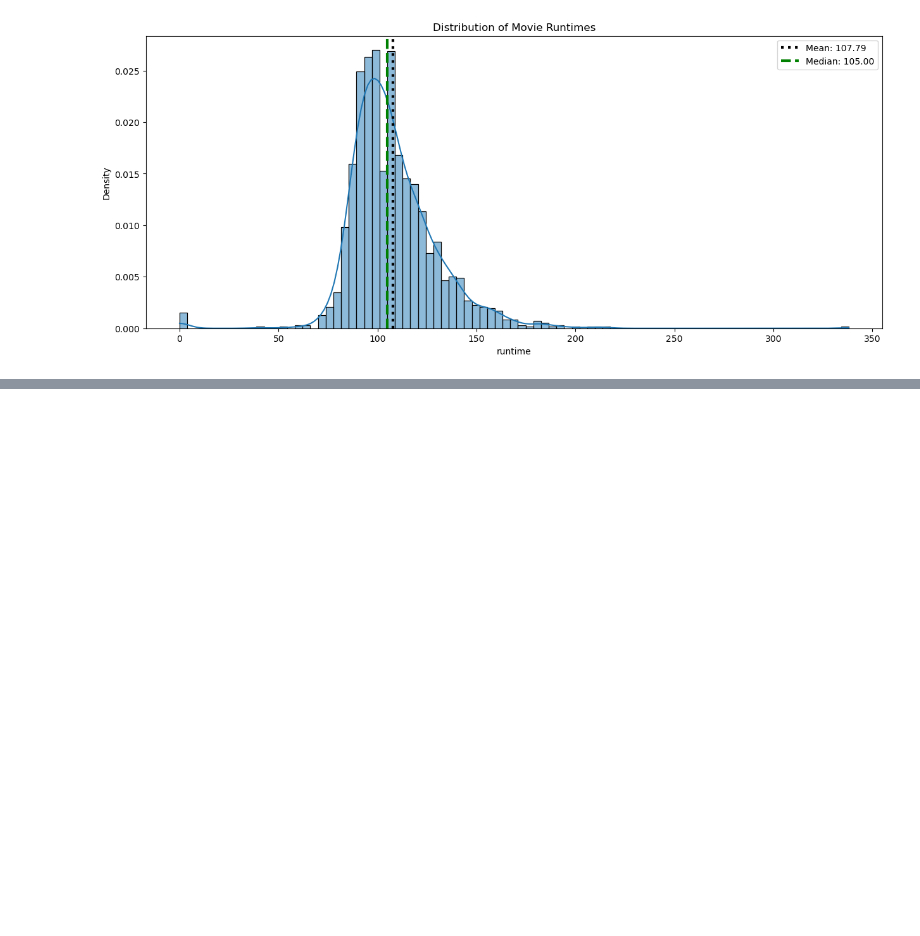
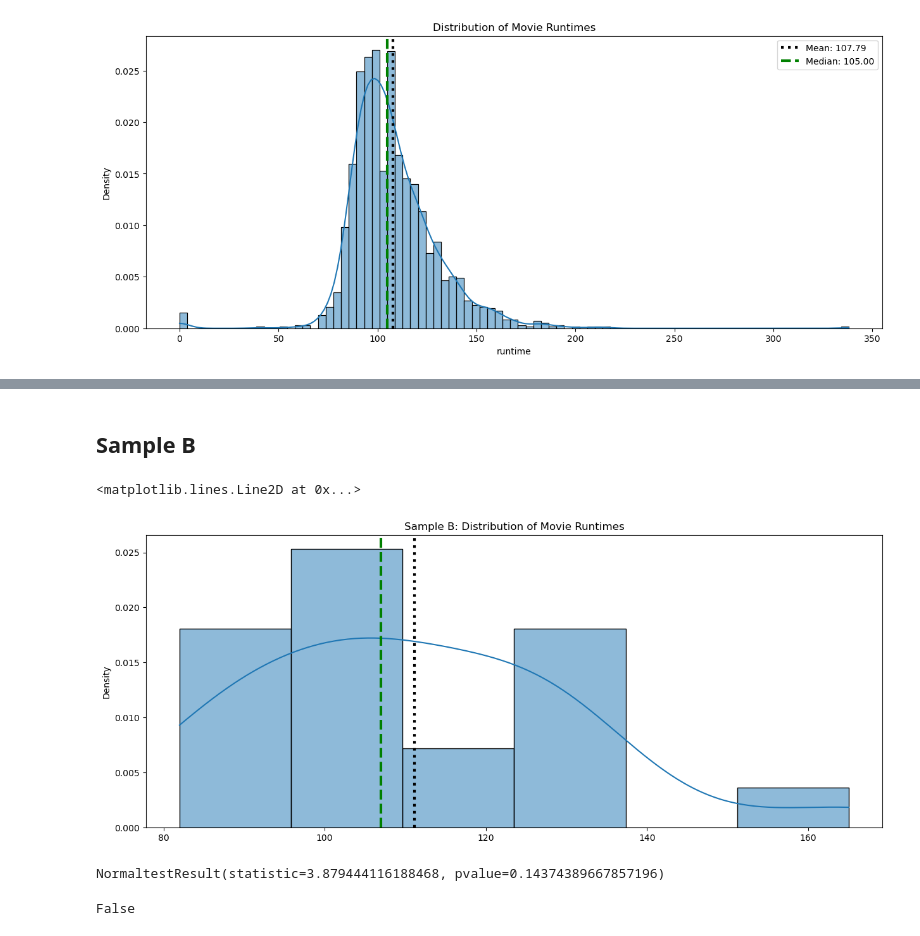
Before and after one commit to hawkeyedatatsai/Data-Enrichment-Hypotheses, a Jupyter notebook: 3-Sampling.ipynb, the cells around one changed output, grey strips where cells are left out. Drawn from its saved outputs; the diff is of its cells as text; code cells hidden in the pictures; blank space fills up the shorter version.

```diff
--- a/3-Sampling.ipynb
+++ b/3-Sampling.ipynb
@@ -32,0 +82,33 @@ ax.legend()
+# %% [markdown]
+## Sample B
+# %%
+np.random.seed(32)
+n = 20
+## sampling 20 values from data without replacement
+sampleB = np.random.choice(data, size=n, replace=False)
+sampleB
+
+# calculate stats
+sampleB_mean = np.mean(sampleB)
+sampleB_med = np.median(sampleB)
+sampleB_std = np.std(sampleB)
+
+## Make figure and plot histogram
+fig, ax = plt.subplots(figsize=(15,6))
+sns.histplot(x=sampleB,kde=True,ax=ax,stat='density')
+ax.set_title('Sample B: Distribution of Movie Runtimes')
+## Annotate mean and median
+ax.axvline(sampleB_mean, ls=':', color='black', lw=3, label =f"Mean: {sampleB_mean:.2f}")
+ax.axvline(sampleB_med,ls='--', color='green', lw=3, label =f"Median: {sampleB_med:.2f}")
+# %% [output]
+<matplotlib.lines.Line2D at 0x...>
+[figure, added]
+# %%
+result = stats.normaltest(sampleB)
+print(result)
+result.pvalue < .05
+#In the case of sample B, we can see that our sample IS normally distributed
+#even though the population is NOT.
+# %% [output]
+NormaltestResult(statistic=3.879444116188468, pvalue=0.14374389667857196)
+False
```
Also changed, not shown: parts of 7 cells of this notebook.
